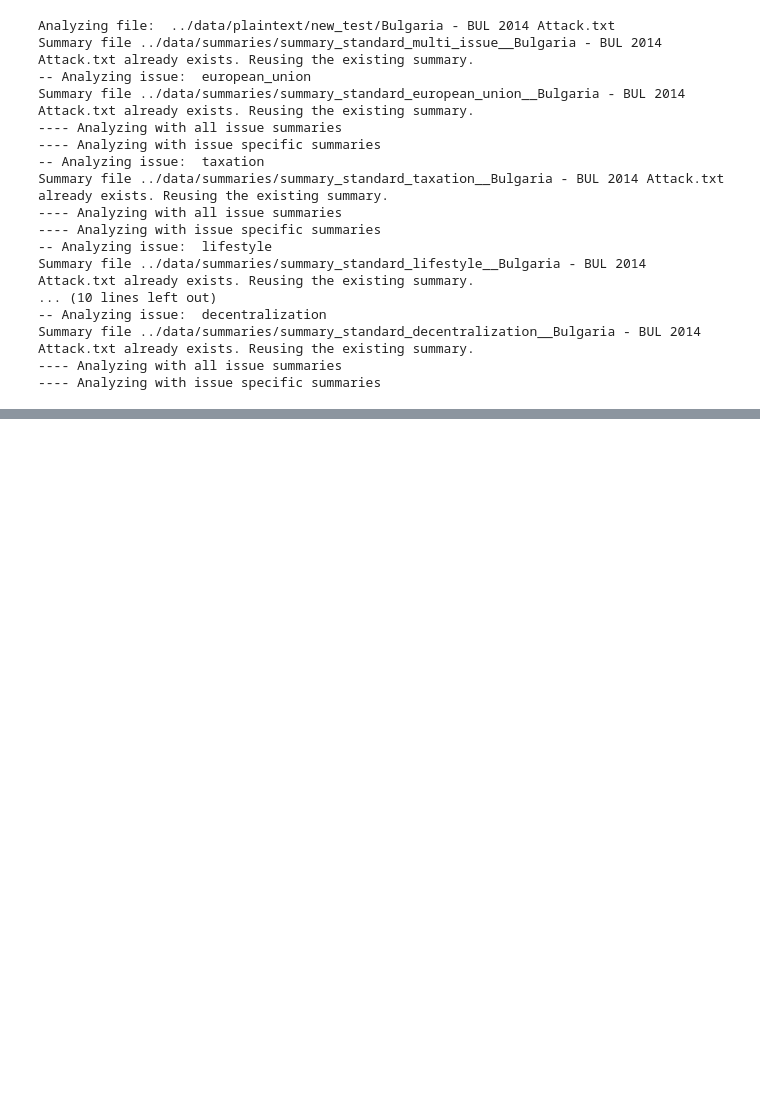
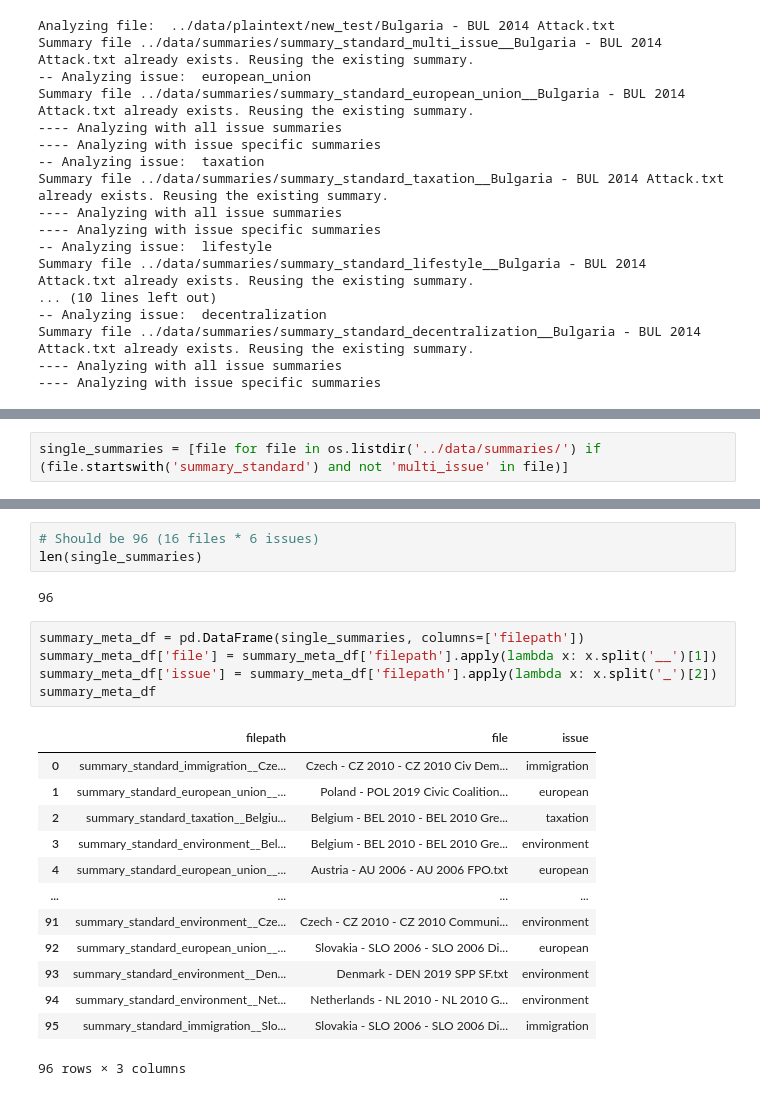
Before and after one commit to Experts-replaced-by-LLMs/llm_political_analysis, a Jupyter notebook: notebooks/summary_style_run.ipynb, the cells around one changed output, grey strips where cells are left out. Cells and saved outputs as stored; diff of their text form; blank space fills up the shorter version.

```diff
--- a/notebooks/summary_style_run.ipynb
+++ b/notebooks/summary_style_run.ipynb
@@ -121,0 +126,2 @@ final_df
+# %%
+single_summaries = [file for file in os.listdir('../data/summaries/') if (file.startswith('summary_standard') and not 'multi_issue' in file)]
@@ -121,0 +148,24 @@ final_df
+# %%
+# Should be 96 (16 files * 6 issues)
+len(single_summaries)
+# %% [output]
+96
+# %%
+summary_meta_df = pd.DataFrame(single_summaries, columns=['filepath'])
+summary_meta_df['file'] = summary_meta_df['filepath'].apply(lambda x: x.split('__')[1])
+summary_meta_df['issue'] = summary_meta_df['filepath'].apply(lambda x: x.split('_')[2])
+summary_meta_df
+# %% [output]
+|  | filepath | file | issue |
+| 0 | summary_standard_immigration__Cze... | Czech - CZ 2010 - CZ 2010 Civ Dem... | immigration |
+| 1 | summary_standard_european_union__... | Poland - POL 2019 Civic Coalition... | european |
+| 2 | summary_standard_taxation__Belgiu... | Belgium - BEL 2010 - BEL 2010 Gre... | taxation |
+| 3 | summary_standard_environment__Bel... | Belgium - BEL 2010 - BEL 2010 Gre... | environment |
+| 4 | summary_standard_european_union__... | Austria - AU 2006 - AU 2006 FPO.txt | european |
+| ... | ... | ... | ... |
+| 91 | summary_standard_environment__Cze... | Czech - CZ 2010 - CZ 2010 Communi... | environment |
+| 92 | summary_standard_european_union__... | Slovakia - SLO 2006 - SLO 2006 Di... | european |
+| 93 | summary_standard_environment__Den... | Denmark - DEN 2019 SPP SF.txt | environment |
+| 94 | summary_standard_environment__Net... | Netherlands - NL 2010 - NL 2010 G... | environment |
+| 95 | summary_standard_immigration__Slo... | Slovakia - SLO 2006 - SLO 2006 Di... | immigration |
+96 rows × 3 columns
```
Also changed, not shown: parts of 8 cells of this notebook.
